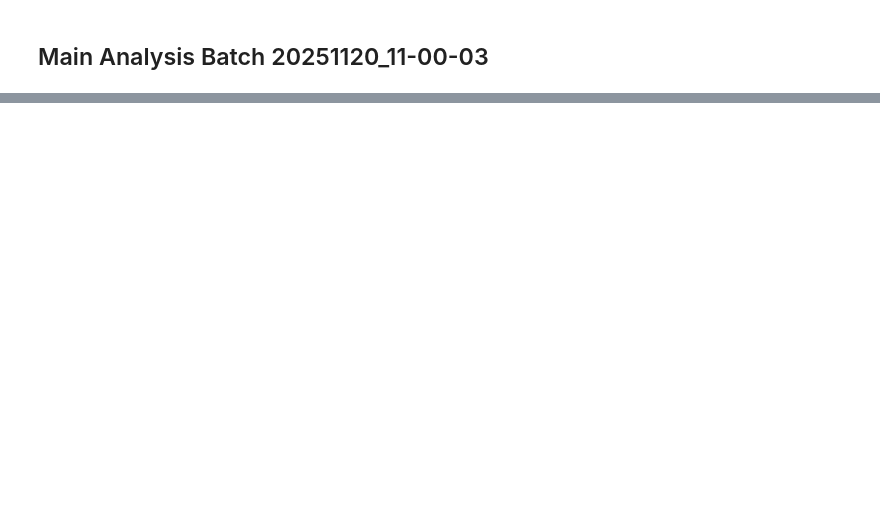
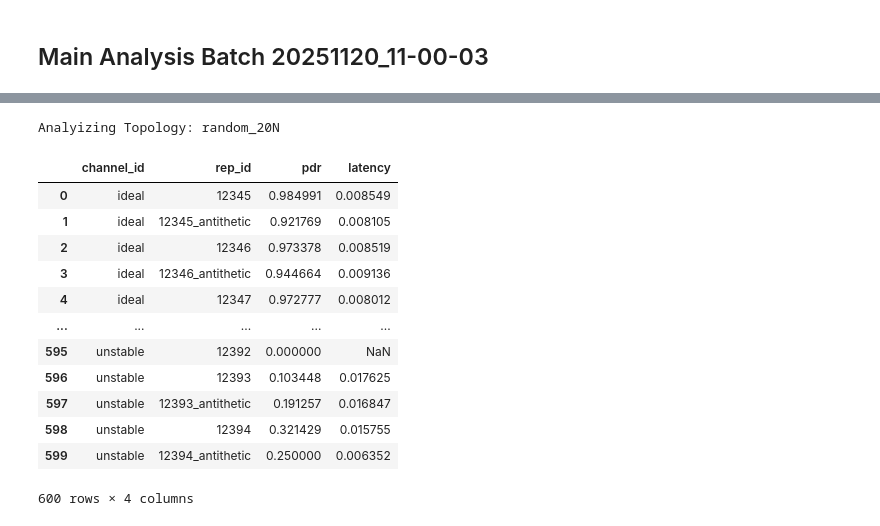
Before and after one commit to damiano-salvaterra/SPE-project, a Jupyter notebook: src/evaluation/process_results.ipynb, the cells around one changed output, grey strips where cells are left out. Saved outputs shown, nothing was run; the diff lists cells and outputs as text; code cells hidden in the pictures; blank space fills up the shorter version.

```diff
--- a/src/evaluation/process_results.ipynb
+++ b/src/evaluation/process_results.ipynb
@@ -12,5 +12,5 @@ import warnings
 # %% [markdown]
 ### Path Configuration
 # %%
-PATH_TO_RESULTS_PARENT_FOLDER = Path("../../results/batch_20251120_11-00-03").resolve()
+PATH_TO_RESULTS_PARENT_FOLDER = Path("../../results/batch_20260206_21-45-57").resolve()
 TOPOLOGY_FOLDER_TO_ANALYZE = "random_20N"
@@ -282,4 +18,0 @@ Analysis Complete.
-# %%
-# Path configuration
-PATH_TO_RESULTS_PARENT_FOLDER = Path("../../results/batch_20251121_23-09-00").resolve()
-TOPOLOGY_FOLDER_TO_ANALYZE = "random_20N"
@@ -446,0 +19,42 @@ Analysis Complete.
+# %%
+print(f"Analyizing Topology: {TOPOLOGY_FOLDER_TO_ANALYZE}")
+
+topo_results = TopologyResults.from_folder(
+    PATH_TO_RESULTS_PARENT_FOLDER / TOPOLOGY_FOLDER_TO_ANALYZE
+)
+# %% [output]
+Analyizing Topology: random_20N
+# %%
+results = []
+for channel_res in topo_results.channels:
+    for rep in channel_res.repetitions:
+        pdr_mean = rep.pdr_df.delivered.mean() if rep.pdr_df is not None else 0
+        latency_mean = (
+            rep.latency_df.latency.mean() if rep.latency_df is not None else None
+        )
+        results.append(
+            {
+                "channel_id": channel_res.channel_type,
+                "rep_id": rep.id,
+                "pdr": pdr_mean,
+                "latency": latency_mean,
+            }
+        )
+
+results_df = pd.DataFrame(results)
+
+results_df
+# %% [output]
+|  | channel_id | rep_id | pdr | latency |
+| 0 | ideal | 12345 | 0.984991 | 0.008549 |
+| 1 | ideal | 12345_antithetic | 0.921769 | 0.008105 |
+| 2 | ideal | 12346 | 0.973378 | 0.008519 |
+| 3 | ideal | 12346_antithetic | 0.944664 | 0.009136 |
+| 4 | ideal | 12347 | 0.972777 | 0.008012 |
+| ... | ... | ... | ... | ... |
+| 595 | unstable | 12392 | 0.000000 | NaN |
+| 596 | unstable | 12393 | 0.103448 | 0.017625 |
+| 597 | unstable | 12393_antithetic | 0.191257 | 0.016847 |
+| 598 | unstable | 12394 | 0.321429 | 0.015755 |
+| 599 | unstable | 12394_antithetic | 0.250000 | 0.006352 |
+600 rows × 4 columns
```
Also changed, not shown: parts of 16 cells of this notebook, 2 other files.
